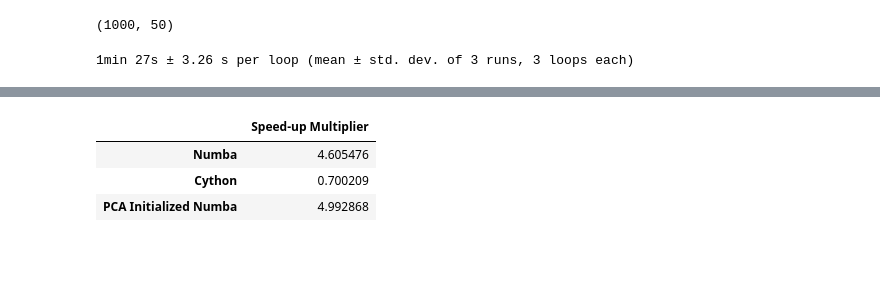
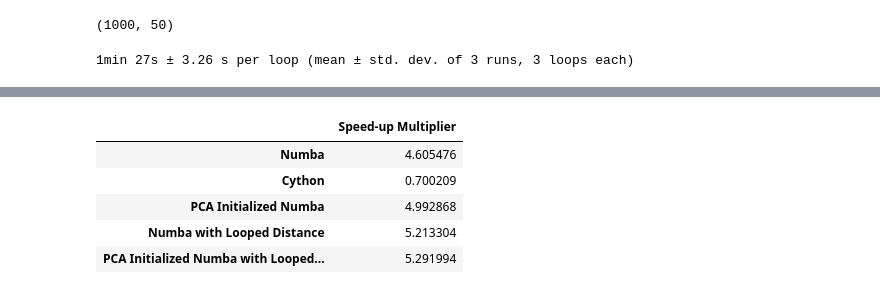
Before and after one commit to aashareddy14/tsne_project, a Jupyter notebook: Optimization.ipynb, the cells around one changed output, grey strips where cells are left out. Cells and saved outputs as stored; diff of their text form; code cells hidden in the pictures; blank space fills up the shorter version.

```diff
--- a/Optimization.ipynb
+++ b/Optimization.ipynb
@@ -460,7 +461,7 @@ cdef squared_euc_dist(double[:,:] X):
             for k in range(d):
                 diff = X[i, k] - X[j, k]
                 dist += diff * diff
-            D[i, j] = math.sqrt(dist)
+            D[i, j] = dist
     return np.asarray(D)
 
 @cython.boundscheck(False)
@@ -567,7 +551,8 @@ speed_table2.to_csv("speed_table2.csv")
 ### Initialize JIT with PCA
 # %%
 # initialize X by reducing to 50 dimensions using PCA
-X_reduce = PCA(n_components=50).fit_transform(X[:1000, ])
+train = StandardScaler().fit_transform(X[:1000, ])
+X_reduce = PCA(n_components=50).fit_transform(train)
 # %%
 X_reduce.shape
 # %% [output]
@@ -578,0 +713,2 @@ numb_pca = %timeit -o -r3 -n3 tsne_opt(X_reduce)
+# %%
+numb_loop = %timeit -o -r3 -n3 tsne_opt(X[:1000, ])
@@ -578,0 +870,2 @@ numb_pca = %timeit -o -r3 -n3 tsne_opt(X_reduce)
+# %%
+numb_loop_pca = %timeit -o -r3 -n3 tsne_opt(X[:1000, ])
@@ -579,15 +874,17 @@ numb_pca = %timeit -o -r3 -n3 tsne_opt(X_reduce)
 # %%
 # speed up multiplier
 
-types = [numb, cy, numb_pca]
+types = [numb, cy, numb_pca, numb_loop, numb_loop_pca]
 mult = list(map(lambda x: (normal.average/x.average), types))
 
 import pandas as pd
 
-speed_table = pd.DataFrame(mult, index = ['Numba', 'Cython', 'PCA Initialized Numba'], columns = ["Speed-up Multiplier"])
-speed_table
+speed_table_final = pd.DataFrame(mult, index = ['Numba', 'Cython', 'PCA Initialized Numba', 'Numba with Looped Distance', 'PCA Initialized Numba with Looped Distance'], columns = ["Speed-up Multiplier"])
+speed_table_final
 # %% [output]
 |  | Speed-up Multiplier |
 | Numba | 4.605476 |
 | Cython | 0.700209 |
 | PCA Initialized Numba | 4.992868 |
+| Numba with Looped Distance | 5.213304 |
+| PCA Initialized Numba with Looped... | 5.291994 |
```
Also changed, not shown: parts of 12 cells of this notebook.
